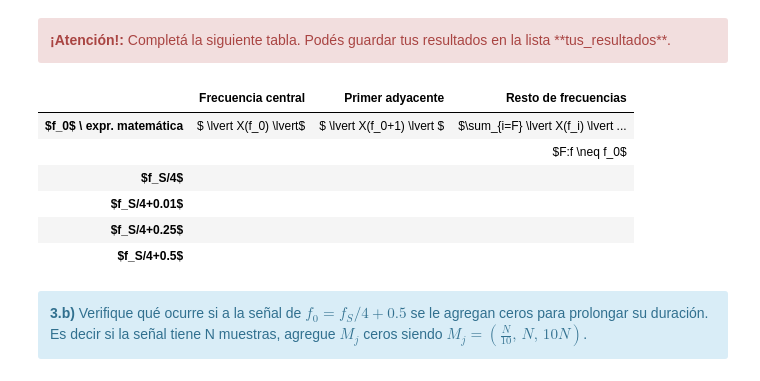
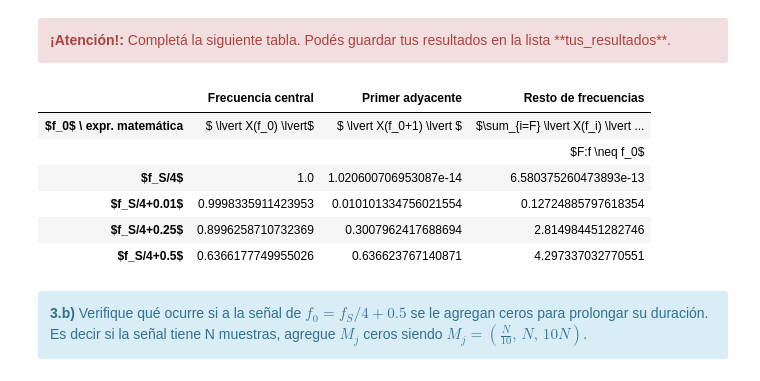
Before and after one commit to Martin-N-Menendez/PdS, a Jupyter notebook: TP1-Menendez.ipynb, the cells around one changed output. Cells and saved outputs as stored; diff of their text form; code cells hidden in the pictures.

```diff
--- a/TP1-Menendez.ipynb
+++ b/TP1-Menendez.ipynb
@@ -451,33 +523,45 @@ HTML(df.to_html())
 <b>¡Atención!:</b> Completá la siguiente tabla. Podés guardar tus resultados en la lista **tus_resultados**.
 </div>
 # %%
+from pandas import DataFrame
+from IPython.display import HTML
+
 #######################################
 # Tu simulación que genere resultados #
 #######################################
 
-tus_resultados = [ ['$ \lvert X(f_0) \lvert$', '$ \lvert X(f_0+1) \lvert $', '$\sum_{i=F} \lvert X(f_i) \lvert ^2 $'],
+suma = [0,0,0,0]
+
+for k in range(n_parametros):
+    for j in range(N//2):
+        if j != N//2//2:
+            suma[k] += half_spectrum_abs[k][j]
+
+
+resultados = [ ['$ \lvert X(f_0) \lvert$', '$ \lvert X(f_0+1) \lvert $', '$\sum_{i=F} \lvert X(f_i) \lvert ^2 $'],
                    ['',                        '',                           '$F:f \neq f_0$'],
-                  ['', '', ''], # <-- acá debería haber numeritos :)
-                  ['', '', ''], # <-- acá debería haber numeritos :)
-                  ['', '', ''], # <-- acá debería haber numeritos :)
-                  ['', '', '']  # <-- acá debería haber numeritos :)
+                  [str(half_spectrum_abs[0][N//2//2]), str(half_spectrum_abs[0][N//2//2+1]), str(suma[0])],
+                  [str(half_spectrum_abs[1][N//2//2]), str(half_spectrum_abs[1][N//2//2+1]), str(suma[1])],
+                  [str(half_spectrum_abs[2][N//2//2]), str(half_spectrum_abs[2][N//2//2+1]), str(suma[2])],
+                  [str(half_spectrum_abs[3][N//2//2]), str(half_spectrum_abs[3][N//2//2+1]), str(suma[3])]
                  ]
-df = DataFrame(tus_resultados, columns=['Frecuencia central', 'Primer adyacente', 'Resto de frecuencias'],
+
+df = DataFrame(resultados, columns=['Frecuencia central', 'Primer adyacente', 'Resto de frecuencias'],
                index=['$f_0$ \ expr. matemática',
                       '',
                       '$f_S/4$',
                       '$f_S/4+0.01$',
                       '$f_S/4+0.25$',
                       '$f_S/4+0.5$'])
 HTML(df.to_html())
 # %% [output]
 |  | Frecuencia central | Primer adyacente | Resto de frecuencias |
 | $f_0$ \ expr. matemática | $ \lvert X(f_0) \lvert$ | $ \lvert X(f_0+1) \lvert $ | $\sum_{i=F} \lvert X(f_i) \lvert ... |
 |  |  |  | $F:f \neq f_0$ |
-| $f_S/4$ |  |  |  |
-| $f_S/4+0.01$ |  |  |  |
-| $f_S/4+0.25$ |  |  |  |
-| $f_S/4+0.5$ |  |  |  |
+| $f_S/4$ | 1.0 | 1.020600706953087e-14 | 6.580375260473893e-13 |
+| $f_S/4+0.01$ | 0.9998335911423953 | 0.010101334756021554 | 0.12724885797618354 |
+| $f_S/4+0.25$ | 0.8996258710732369 | 0.3007962417688694 | 2.814984451282746 |
+| $f_S/4+0.5$ | 0.6366177749955026 | 0.636623767140871 | 4.297337032770551 |
 # %% [markdown]
 <div class="alert alert-block alert-info">
 <b>3.b)</b> Verifique qué ocurre si a la señal de $f_0 = f_S/4 + 0.5$ se le agregan ceros para prolongar su duración. Es decir si la señal tiene N muestras, agregue $M_j$ ceros siendo $M_j = ( \frac{N}{10},\, N,\, 10N)$.
```
Also changed, not shown: parts of 70 cells of this notebook.
